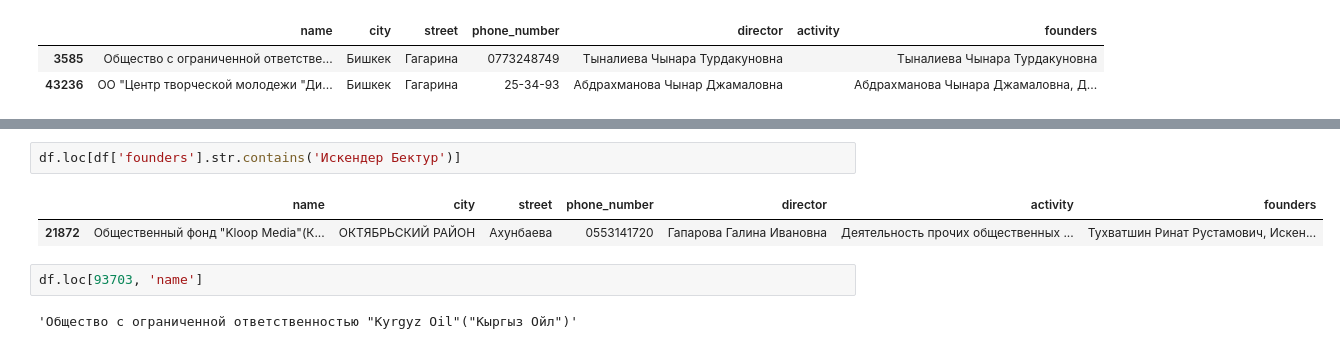
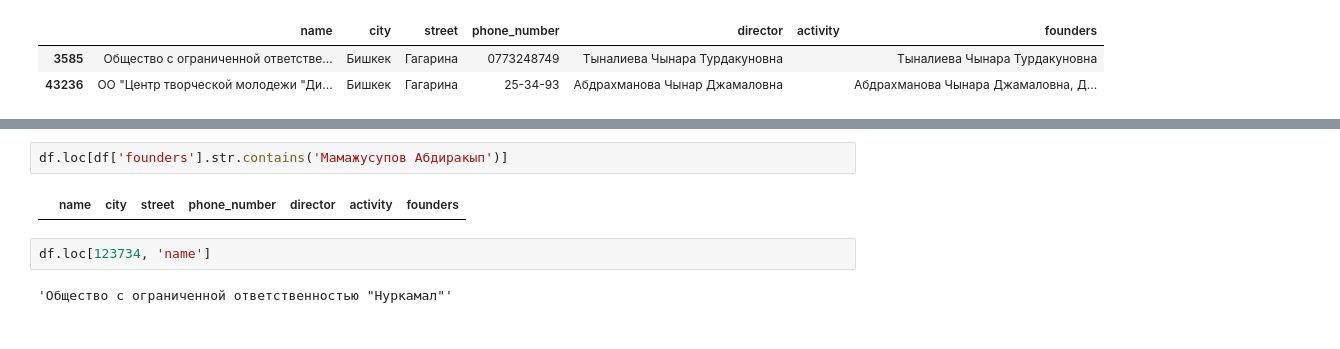
Before and after one commit to sub4ik/data-analysis-examples, a Jupyter notebook: df_introduction_home_work.ipynb, the cells around one changed output, grey strips where cells are left out. Saved outputs shown, nothing was run; the diff lists cells and outputs as text.

```diff
--- a/df_introduction_home_work.ipynb
+++ b/df_introduction_home_work.ipynb
@@ -76,11 +76,10 @@ df.loc[((df['phone_number'].str.contains('432'))|
 | 93797 | Общество с ограниченной ответстве... | УЧКАПТАЛ |  | 0555604325 | Григорьев Борис Георгевич | Добыча отделочного и строительног... | Магдеева Индира Вильдановна, Жоок... |
 | 104906 | Общество с ограниченной ответстве... | БАЛЫКЧЫ | ул.Ананьева | 0556943272 | Осмонов Кайрат Аманжолович | Производство кирпича, черепицы и ... | Осмонов Кайрат Аманжолович, Джаны... |
 # %%
-df.loc[df['founders'].str.contains('Искендер Бектур')]
+df.loc[df['founders'].str.contains('Мамажусупов Абдиракып')]
 # %% [output]
 |  | name | city | street | phone_number | director | activity | founders |
-| 21872 | Общественный фонд "Kloop Media"(К... | ОКТЯБРЬСКИЙ РАЙОН | Ахунбаева | 0553141720 | Гапарова Галина Ивановна | Деятельность прочих общественных ... | Тухватшин Ринат Рустамович, Искен... |
 # %%
-df.loc[93703, 'name']
+df.loc[123734, 'name']
 # %% [output]
-'Общество с ограниченной ответственностью "Kyrgyz Оil"("Кыргыз Ойл")'
+'Общество с ограниченной ответственностью "Нуркамал"'
```
Also changed, not shown: 3 other files.
